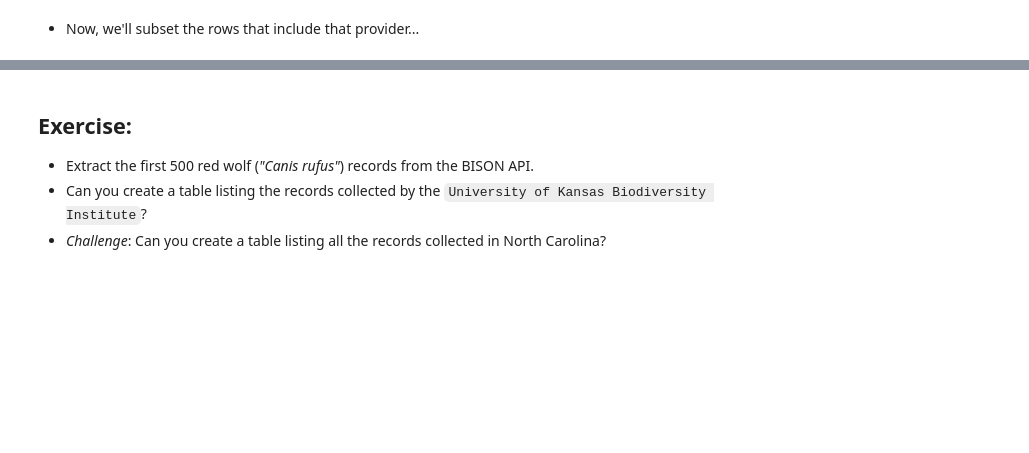
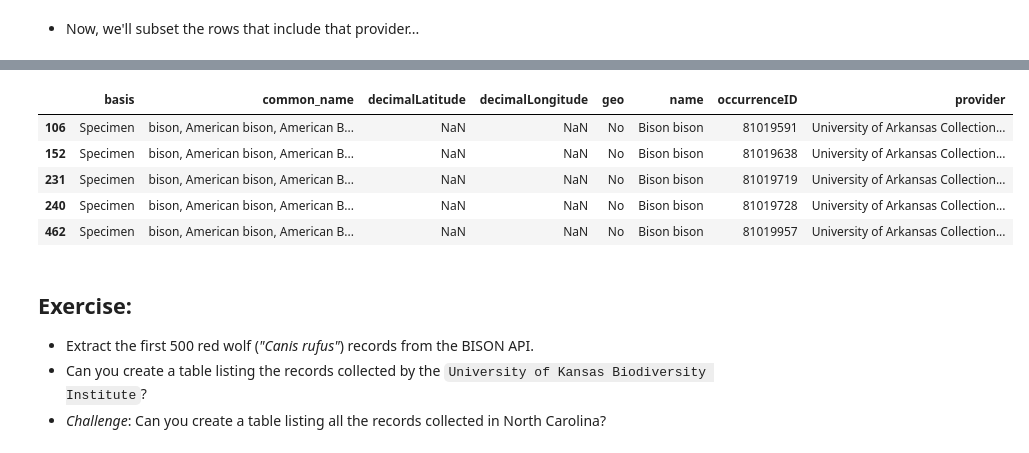
Before and after one commit to ywjong/UsingAPIs, a Jupyter notebook: 2a-Exploring-the-BISON-API.ipynb, the cells around one changed output, grey strips where cells are left out. Drawn from its saved outputs; the diff is of its cells as text; code cells hidden in the pictures; blank space fills up the shorter version.

```diff
--- a/2a-Exploring-the-BISON-API.ipynb
+++ b/2a-Exploring-the-BISON-API.ipynb
@@ -96,3 +194,12 @@ df.query("provider == 'Denver Museum of Nature & Science'")
+# %%
+df.query("provider == 'University of Arkansas Collections Facility, UAFMC'")
+# %% [output]
+|  | basis | common_name | decimalLatitude | decimalLongitude | geo | name | occurrenceID | provider |
+| 106 | Specimen | bison, American bison, American B... | NaN | NaN | No | Bison bison | 81019591 | University of Arkansas Collection... |
+| 152 | Specimen | bison, American bison, American B... | NaN | NaN | No | Bison bison | 81019638 | University of Arkansas Collection... |
+| 231 | Specimen | bison, American bison, American B... | NaN | NaN | No | Bison bison | 81019719 | University of Arkansas Collection... |
+| 240 | Specimen | bison, American bison, American B... | NaN | NaN | No | Bison bison | 81019728 | University of Arkansas Collection... |
+| 462 | Specimen | bison, American bison, American B... | NaN | NaN | No | Bison bison | 81019957 | University of Arkansas Collection... |
 # %% [markdown]
 ## Exercise:
 * Extract the first 500 red wolf (*"Canis rufus"*) records from the BISON API.
```
Also changed, not shown: parts of 16 cells of this notebook.
